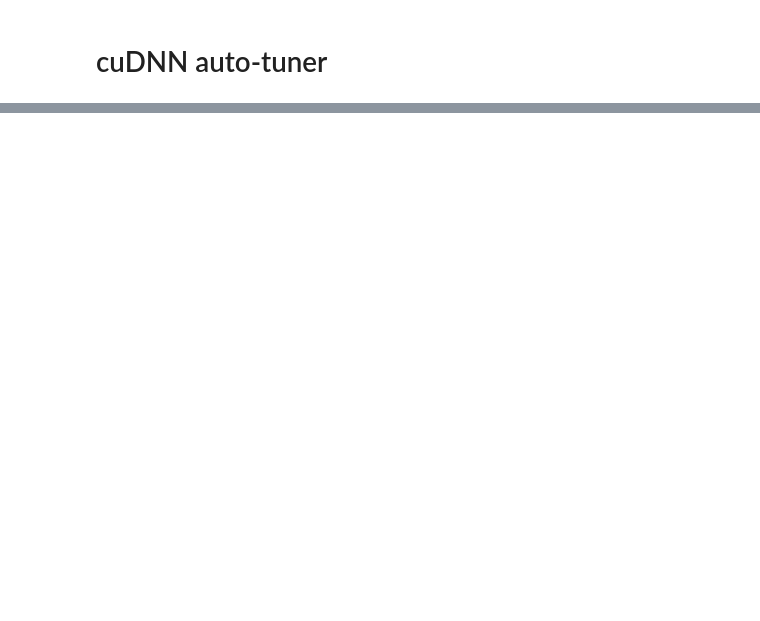
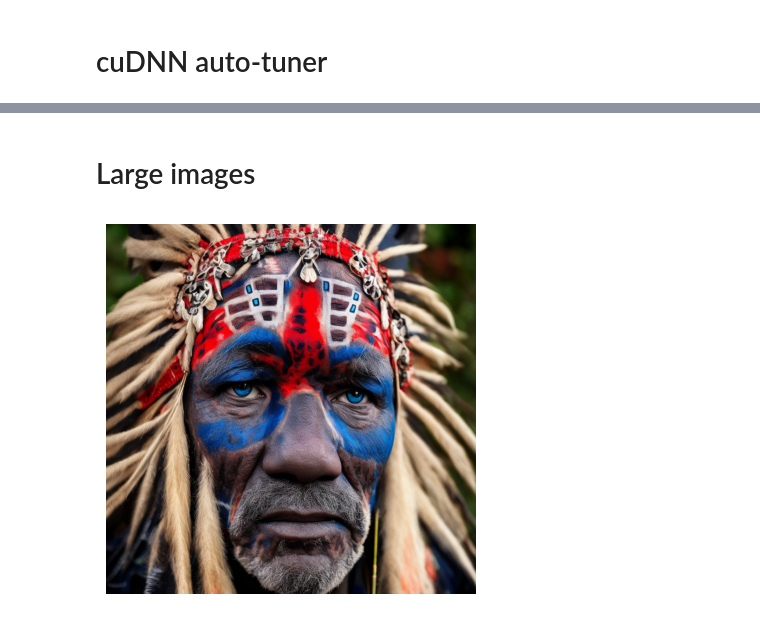
Before and after one commit to shanetwinterhalter/ai_learning, a Jupyter notebook: stable_diffusion_optimization.ipynb, the cells around one changed output, grey strips where cells are left out. Saved outputs shown, nothing was run; the diff lists cells and outputs as text; code cells hidden in the pictures; blank space fills up the shorter version.

```diff
--- a/stable_diffusion_optimization.ipynb
+++ b/stable_diffusion_optimization.ipynb
@@ -40,0 +64,12 @@ plot_img(image)
+# %% [markdown]
+# Large images
+# %%
+# This only just fits on 8GB GPU - so had to apply all the memory saving tricks
+torch.backends.cudnn.benchmark = True
+pipe.enable_xformers_memory_efficient_attention()
+pipe.enable_vae_slicing()
+generator = torch.Generator("cuda").manual_seed(60)
+image = pipe(prompt, width=1024, height=1024, generator=generator, num_inference_steps=inf_steps).images[0]
+plot_img(image)
+# %% [output]
+[figure, added]
```
Also changed, not shown: parts of 9 cells of this notebook, 2 other files.
